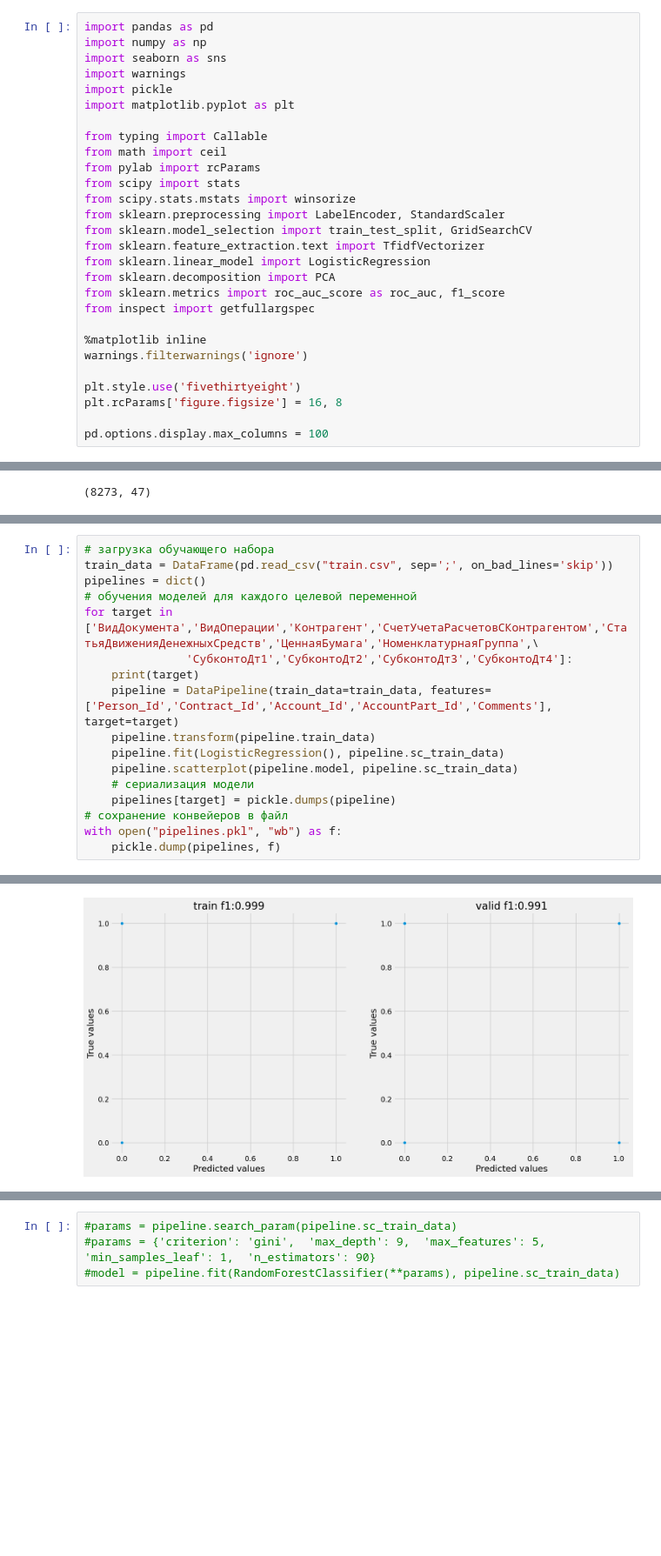
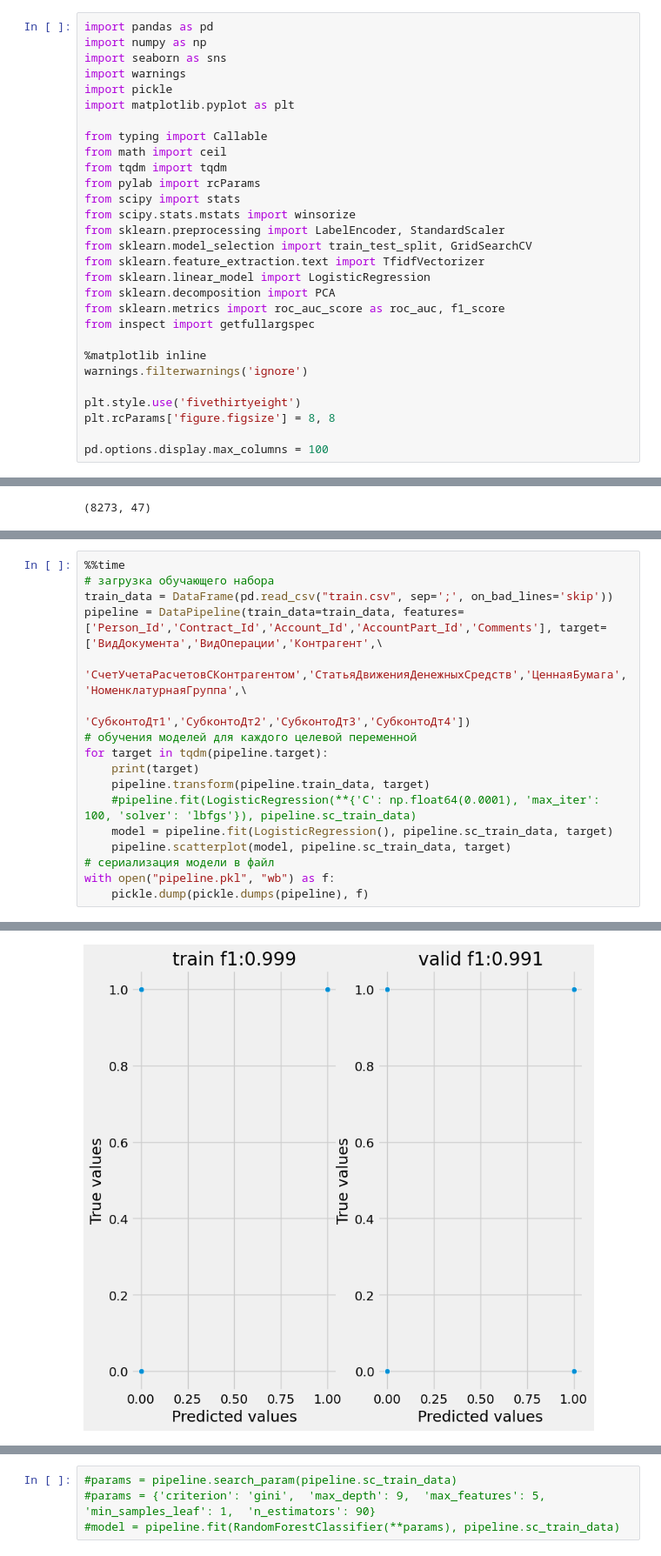
Before and after one commit to BlackStoneShadow/Python, a Jupyter notebook: Diplom/model.ipynb, the cells around one changed output, grey strips where cells are left out. Shown at 87% size. Saved outputs shown, nothing was run; the diff lists cells and outputs as text; blank space fills up the shorter version.

```diff
--- a/Diplom/model.ipynb
+++ b/Diplom/model.ipynb
@@ -8,6 +8,7 @@ import matplotlib.pyplot as plt
 
 from typing import Callable
 from math import ceil
+from tqdm import tqdm
 from pylab import rcParams
 from scipy import stats
 from scipy.stats.mstats import winsorize
@@ -23,7 +24,7 @@ from inspect import getfullargspec
 warnings.filterwarnings('ignore')
 
 plt.style.use('fivethirtyeight')
-plt.rcParams['figure.figsize'] = 16, 8
+plt.rcParams['figure.figsize'] = 8, 8
 
 pd.options.display.max_columns = 100
 # %%
@@ -456,21 +467,21 @@ class DataPipeline:
 # %%
+%%time
 # загрузка обучающего набора
 train_data = DataFrame(pd.read_csv("train.csv", sep=';', on_bad_lines='skip'))
-pipelines = dict()
+pipeline = DataPipeline(train_data=train_data, features=['Person_Id','Contract_Id','Account_Id','AccountPart_Id','Comments'], target=['ВидДокумента','ВидОперации','Контрагент',\
+                                                                                                                                      'СчетУчетаРасчетовСКонтрагентом','СтатьяДвиженияДенежныхСредств','ЦеннаяБумага','НоменклатурнаяГруппа',\
+                                                                                                                                      'СубконтоДт1','СубконтоДт2','СубконтоДт3','СубконтоДт4'])
 # обучения моделей для каждого целевой переменной
-for target in ['ВидДокумента','ВидОперации','Контрагент','СчетУчетаРасчетовСКонтрагентом','СтатьяДвиженияДенежныхСредств','ЦеннаяБумага','НоменклатурнаяГруппа',\
-               'СубконтоДт1','СубконтоДт2','СубконтоДт3','СубконтоДт4']:
+for target in tqdm(pipeline.target):
     print(target)
-    pipeline = DataPipeline(train_data=train_data, features=['Person_Id','Contract_Id','Account_Id','AccountPart_Id','Comments'], target=target)
-    pipeline.transform(pipeline.train_data)
-    pipeline.fit(LogisticRegression(), pipeline.sc_train_data)
-    pipeline.scatterplot(pipeline.model, pipeline.sc_train_data)
-    # сериализация модели
-    pipelines[target] = pickle.dumps(pipeline)
-# сохранение конвейеров в файл
-with open("pipelines.pkl", "wb") as f:
-    pickle.dump(pipelines, f)
+    pipeline.transform(pipeline.train_data, target)
+    #pipeline.fit(LogisticRegression(**{'C': np.float64(0.0001), 'max_iter': 100, 'solver': 'lbfgs'}), pipeline.sc_train_data)
+    model = pipeline.fit(LogisticRegression(), pipeline.sc_train_data, target)
+    pipeline.scatterplot(model, pipeline.sc_train_data, target)
+# сериализация модели в файл
+with open("pipeline.pkl", "wb") as f:
+    pickle.dump(pickle.dumps(pipeline), f)
 # %% [output]
 ВидДокумента
-[figure, old version]
+[figure, new version]
 ВидОперации
```
Also changed, not shown: parts of 10 cells of this notebook, 3 other files.
